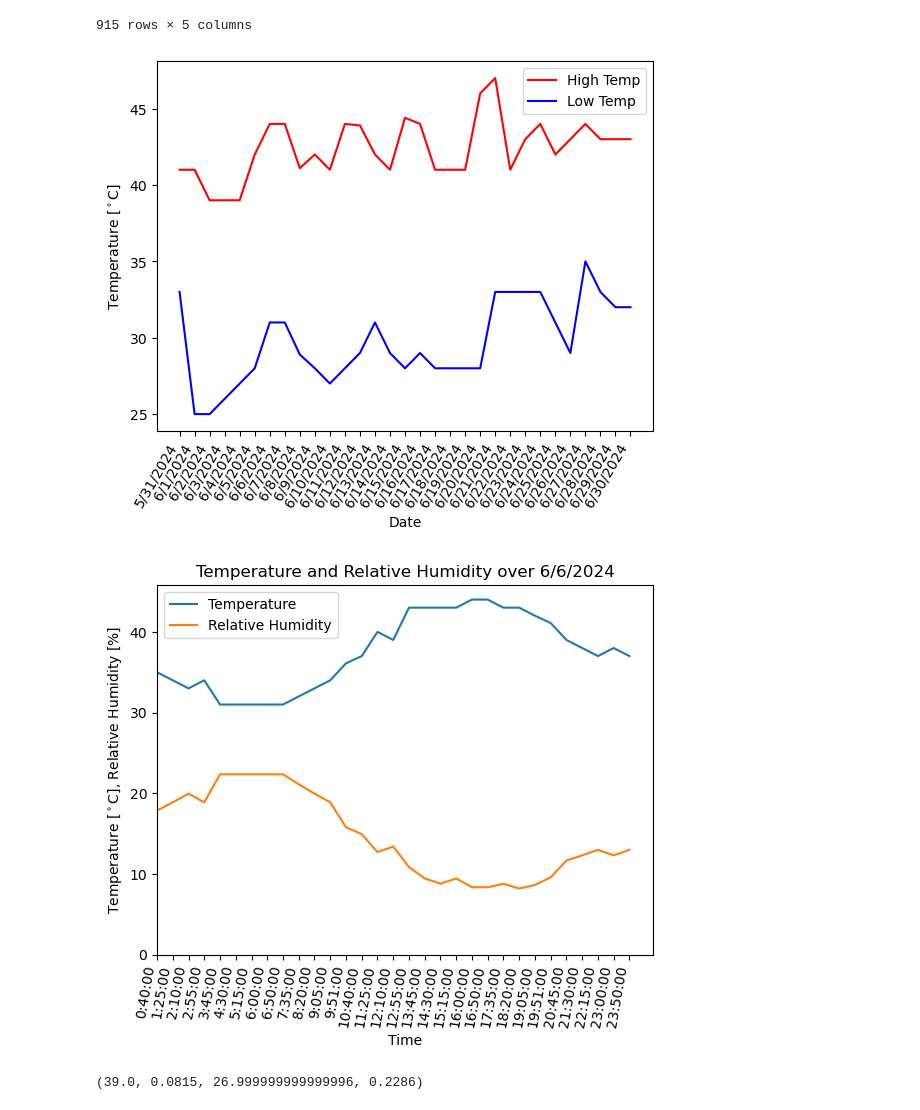
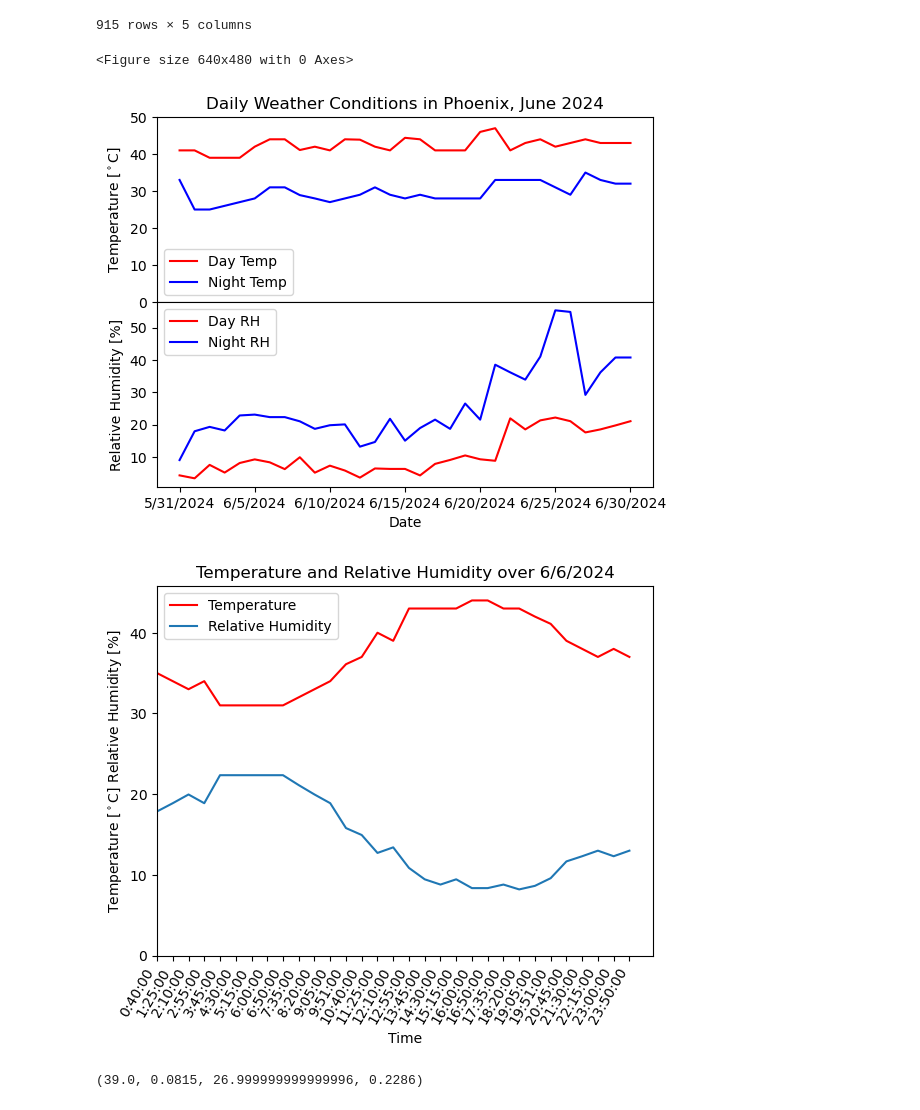
Before and after one commit to SimonEnsemble/water_harvesting, a Jupyter notebook: Polanyi_calculation_general.ipynb, the cells around one changed output. Cells and saved outputs as stored; diff of their text form; code cells hidden in the pictures.

```diff
--- a/Polanyi_calculation_general.ipynb
+++ b/Polanyi_calculation_general.ipynb
@@ -296,26 +329,47 @@ def retrieve_high_low(date):
 # %%
 '''
     plot_monthly_weather(df_weather)
 '''
 def plot_monthly_weather(df_weather):
     date_list = df_weather['Date'].unique()
 
     high_temps = [retrieve_high_low(date)[0] for date in date_list]
+    high_RH = [retrieve_high_low(date)[1] for date in date_list]
+    high_RH = np.array(high_RH) * 100
     low_temps = [retrieve_high_low(date)[2] for date in date_list]
+    low_RH = [retrieve_high_low(date)[3] for date in date_list]
+    low_RH = np.array(low_RH) * 100
 
-    plt.plot(date_list, high_temps, c='red', label='High Temp')
-    plt.plot(date_list, low_temps, c='blue', label='Low Temp')
-    plt.xlabel('Date')
-    plt.xticks(rotation=60, ha='right')
-    plt.ylabel('Temperature [$^\circ$C]')
-    plt.legend()
+    plt.figure()
+
+    fig, axs = plt.subplots(2, 1, sharex=True)
+    fig.subplots_adjust(hspace=0)
+
+    axs[0].plot(date_list, high_temps, c='red', label='Day Temp')
+    axs[0].plot(date_list, low_temps, c='blue', label='Night Temp')
+    axs[0].set_yticks(np.arange(0, 60, 10))
+    axs[0].set_title('Daily Weather Conditions in Phoenix, June 2024')
+    axs[0].set_ylabel('Temperature [$^\circ$C]')
+    axs[0].legend()
+
+
+
+    axs[1].plot(date_list, high_RH, c='red', label='Day RH')
+    axs[1].plot(date_list, low_RH, c='blue', label='Night RH')
+    axs[1].set_xlabel('Date')
+    axs[1].set_ylabel('Relative Humidity [%]')
+    axs[1].set_xticks(date_list[::5])
+    axs[1].legend()
+
     plt.show()
+
 
     return
 
 plot_monthly_weather(df_weather)
 # %% [output]
+<Figure size 640x480 with 0 Axes>
-[figure, old version]
+[figure, new version]
 # %%
 '''
     plot_day(day)
@@ -328,11 +382,11 @@ plot_monthly_weather(df_weather)
 def plot_over_date(date):
 
     df_date = df_weather[df_weather['Date'] ==  date]
-    plt.plot(df_date['Time'], df_date['Temperature'], label = 'Temperature')
+    plt.plot(df_date['Time'], df_date['Temperature'],c='red', label = 'Temperature')
     plt.plot(df_date['Time'], df_date['Relative Humidity'] * 100, label = 'Relative Humidity')
     plt.xlabel('Time')
-    plt.xticks(rotation=80, ha='right')
-    plt.ylabel('Temperature [$^\circ$C], Relative Humidity [%]')
+    plt.xticks(rotation=60, ha='right')
+    plt.ylabel('Temperature [$^\circ$C] Relative Humidity [%]')
     plt.title('Temperature and Relative Humidity over {}'.format(date))
     plt.xlim(xmin=0)
     plt.ylim(ymin = 0)
@@ -341,7 +395,7 @@ def plot_over_date(date):
 
 plot_over_date('6/6/2024')
 # %% [output]
-[figure, old version]
+[figure, new version]
 # %%
 retrieve_high_low('6/4/2024')
 # %% [output]
```
Also changed, not shown: parts of 18 cells of this notebook.
